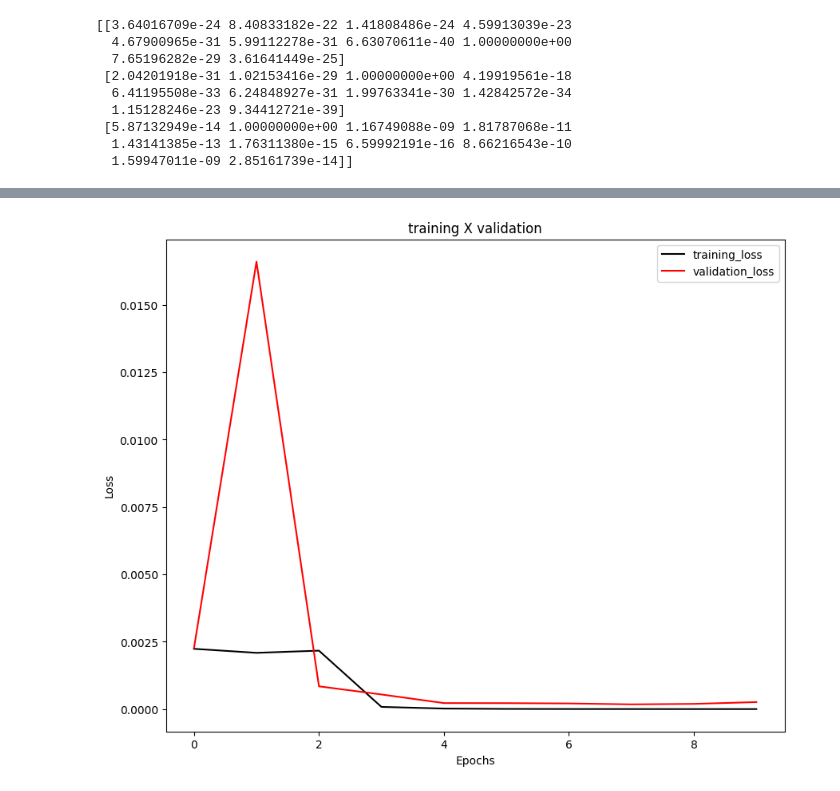
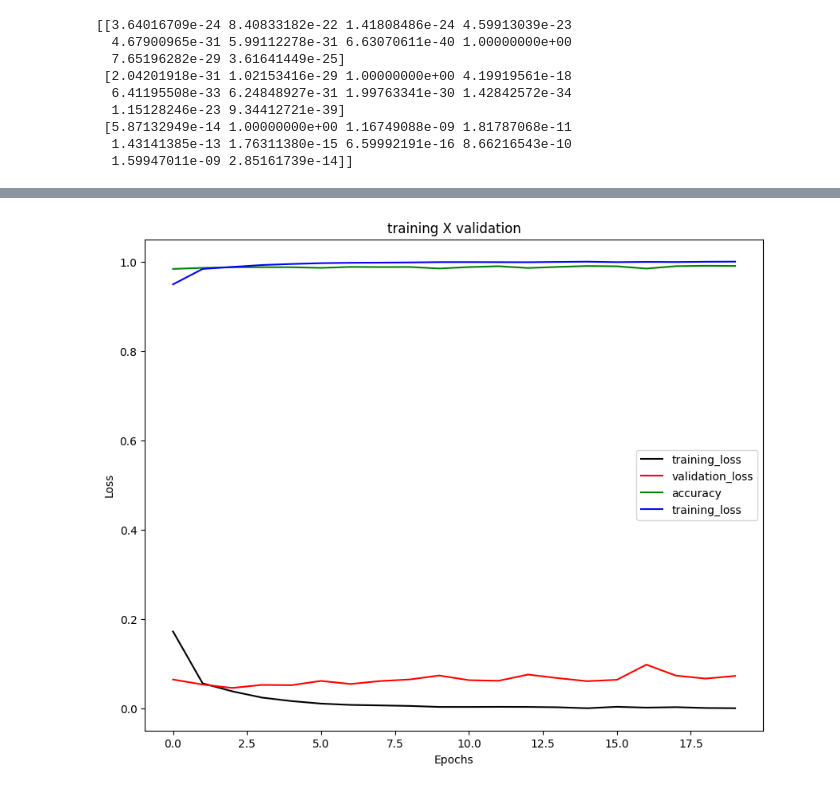
Before and after one commit to renanteod/GCollab, a Jupyter notebook: roteiro02.ipynb, the cells around one changed output, grey strips where cells are left out. Cells and saved outputs as stored; diff of their text form; code cells hidden in the pictures.

```diff
--- a/roteiro02.ipynb
+++ b/roteiro02.ipynb
@@ -205,5 +203,5 @@ model.compile(
   metrics=['accuracy'],
 )
 # %%
-processo = model.fit(x_train, y_train, epochs=10, validation_split= 0.1)
+processo = model.fit(x_train, y_train, epochs=20, validation_split= 0.1)
 # %% [output]
@@ -239,13 +234,15 @@ plt.imshow(x_test[0].squeeze())
 # %%
 fig = plt.figure(figsize=(10,8))
 ax = fig.gca()
 
 ax.set(title='training X validation')
 ax.plot(processo.history['loss'], color='black', label='training_loss')
 ax.plot(processo.history['val_loss'], color='red', label='validation_loss')
+ax.plot(processo.history['val_accuracy'], color='green', label='accuracy')
+ax.plot(processo.history['accuracy'], color='blue', label='training_loss')
 ax.set_xlabel('Epochs')
 ax.set_ylabel('Loss')
 ax.legend()
 plt.show()
 # %% [output]
-[figure, old version]
+[figure, new version]
```
Also changed, not shown: parts of 3 cells of this notebook.
